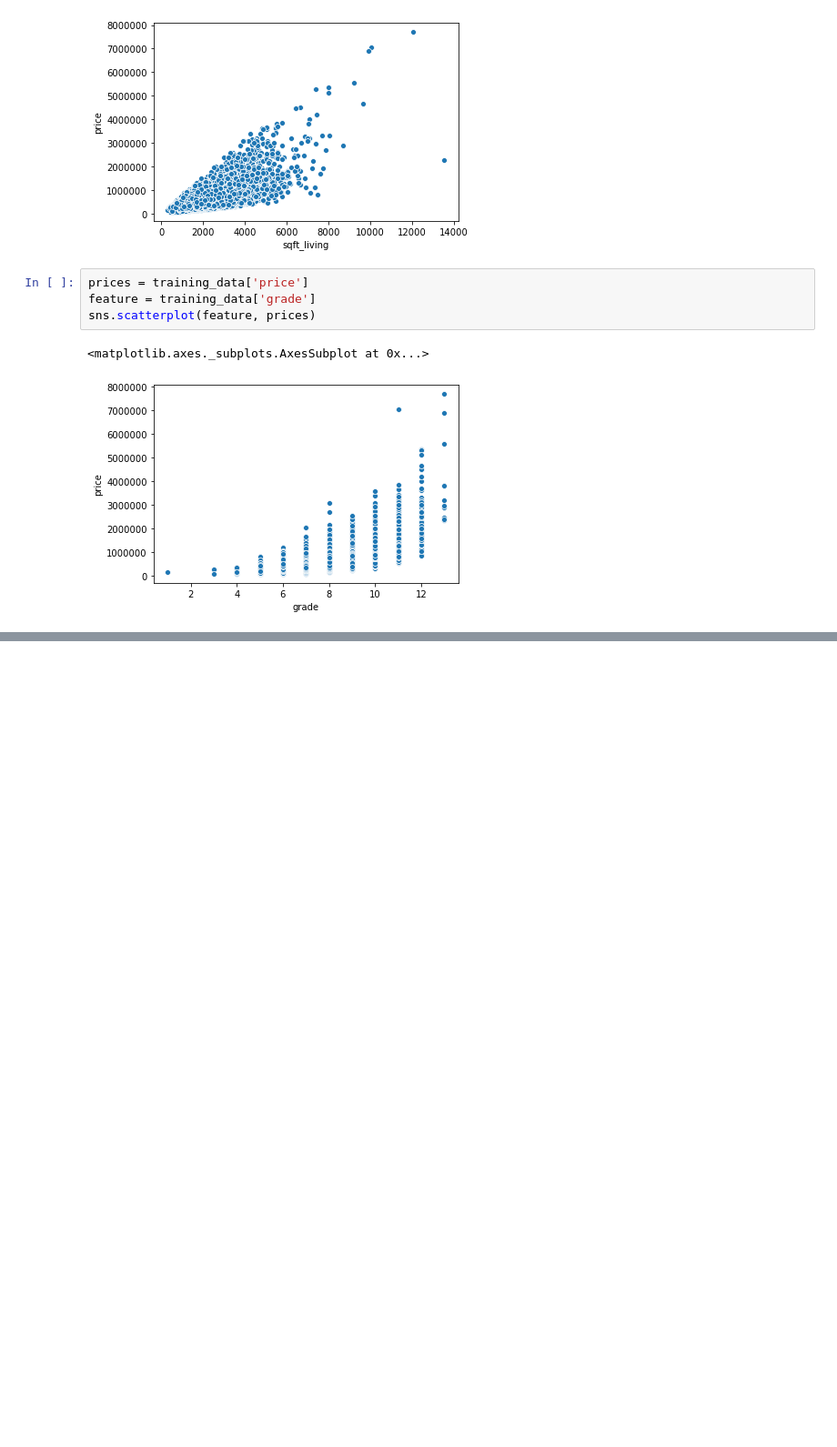
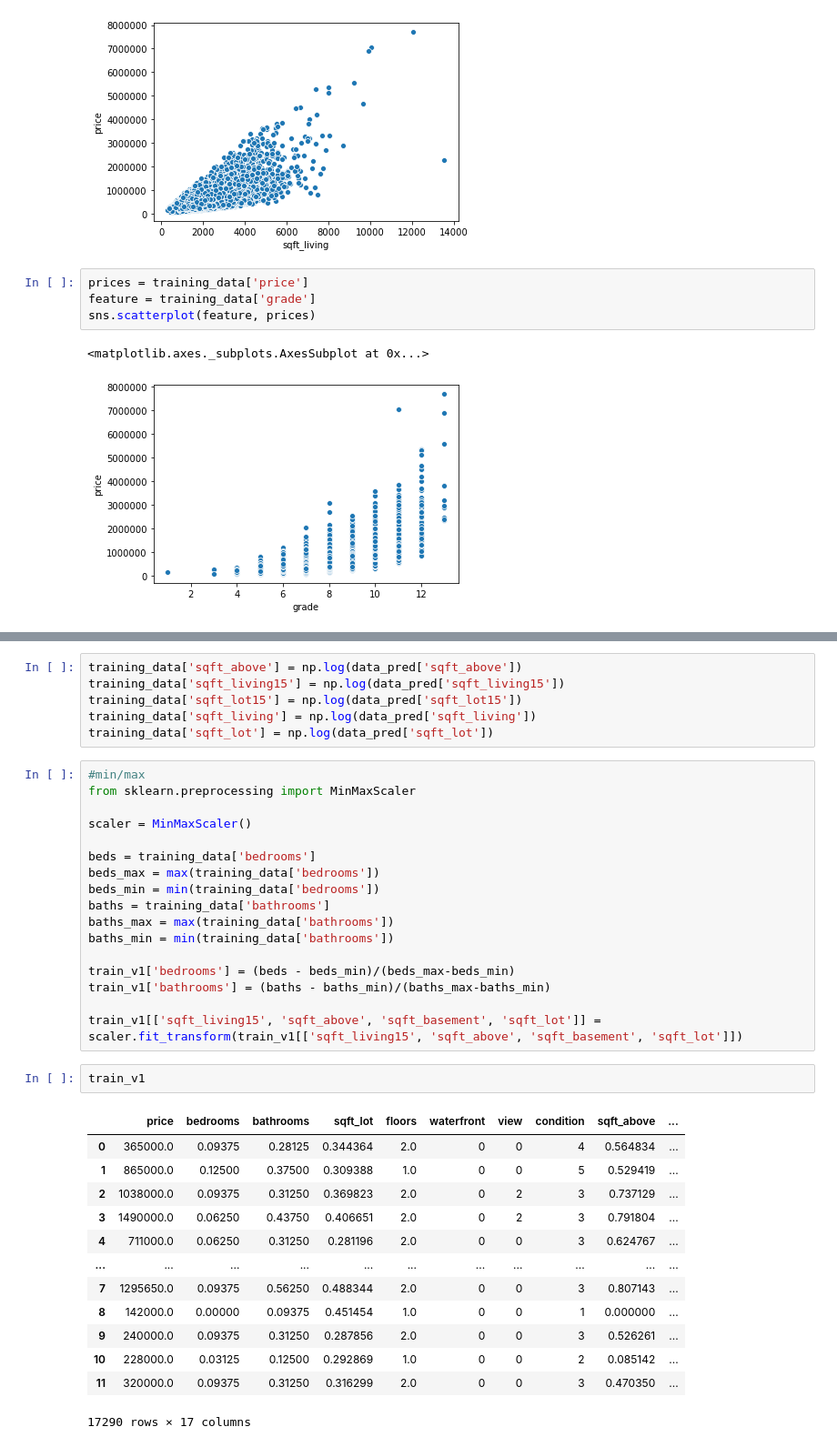
Before and after one commit to brenfrrs/kings_county_housing, a Jupyter notebook: EDA/eda_notebook.ipynb, the cells around one changed output, grey strips where cells are left out. Shown: that part at 91% size. Cells and saved outputs as stored; diff of their text form; blank space fills up the shorter version.

```diff
--- a/EDA/eda_notebook.ipynb
+++ b/EDA/eda_notebook.ipynb
@@ -150,0 +512,39 @@ sns.scatterplot(feature, prices)
+# %%
+training_data['sqft_above'] = np.log(data_pred['sqft_above'])
+training_data['sqft_living15'] = np.log(data_pred['sqft_living15'])
+training_data['sqft_lot15'] = np.log(data_pred['sqft_lot15'])
+training_data['sqft_living'] = np.log(data_pred['sqft_living'])
+training_data['sqft_lot'] = np.log(data_pred['sqft_lot'])
+# %%
+#min/max
+from sklearn.preprocessing import MinMaxScaler
+
+scaler = MinMaxScaler()
+
+beds = training_data['bedrooms']
+beds_max = max(training_data['bedrooms'])
+beds_min = min(training_data['bedrooms'])
+baths = training_data['bathrooms']
+baths_max = max(training_data['bathrooms'])
+baths_min = min(training_data['bathrooms'])
+
+train_v1['bedrooms'] = (beds - beds_min)/(beds_max-beds_min)
+train_v1['bathrooms'] = (baths - baths_min)/(baths_max-baths_min)
+
+train_v1[['sqft_living15', 'sqft_above', 'sqft_basement', 'sqft_lot']] = scaler.fit_transform(train_v1[['sqft_living15', 'sqft_above', 'sqft_basement', 'sqft_lot']])
+# %%
+train_v1
+# %% [output]
+|  | price | bedrooms | bathrooms | sqft_lot | floors | waterfront | view | condition | sqft_above | ... |
+| 0 | 365000.0 | 0.09375 | 0.28125 | 0.344364 | 2.0 | 0 | 0 | 4 | 0.564834 | ... |
+| 1 | 865000.0 | 0.12500 | 0.37500 | 0.309388 | 1.0 | 0 | 0 | 5 | 0.529419 | ... |
+| 2 | 1038000.0 | 0.09375 | 0.31250 | 0.369823 | 2.0 | 0 | 2 | 3 | 0.737129 | ... |
+| 3 | 1490000.0 | 0.06250 | 0.43750 | 0.406651 | 2.0 | 0 | 2 | 3 | 0.791804 | ... |
+| 4 | 711000.0 | 0.06250 | 0.31250 | 0.281196 | 2.0 | 0 | 0 | 3 | 0.624767 | ... |
+| ... | ... | ... | ... | ... | ... | ... | ... | ... | ... | ... |
+| 7 | 1295650.0 | 0.09375 | 0.56250 | 0.488344 | 2.0 | 0 | 0 | 3 | 0.807143 | ... |
+| 8 | 142000.0 | 0.00000 | 0.09375 | 0.451454 | 1.0 | 0 | 0 | 1 | 0.000000 | ... |
+| 9 | 240000.0 | 0.09375 | 0.31250 | 0.287856 | 2.0 | 0 | 0 | 3 | 0.526261 | ... |
+| 10 | 228000.0 | 0.03125 | 0.12500 | 0.292869 | 1.0 | 0 | 0 | 2 | 0.085142 | ... |
+| 11 | 320000.0 | 0.09375 | 0.31250 | 0.316299 | 2.0 | 0 | 0 | 3 | 0.470350 | ... |
+17290 rows × 17 columns
```
Also changed, not shown: parts of 24 cells of this notebook.
